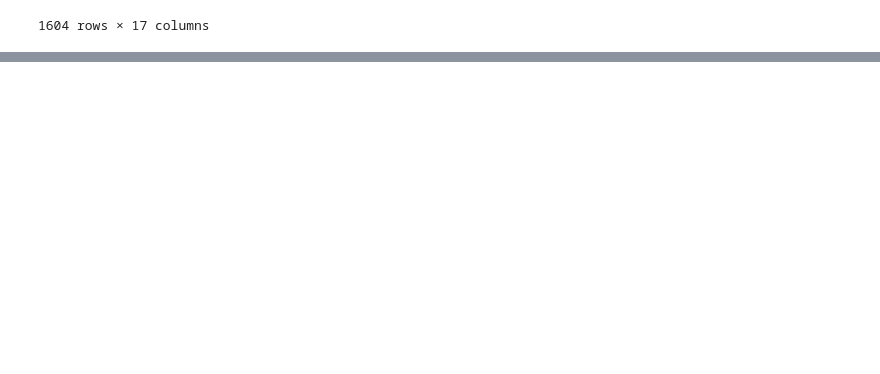
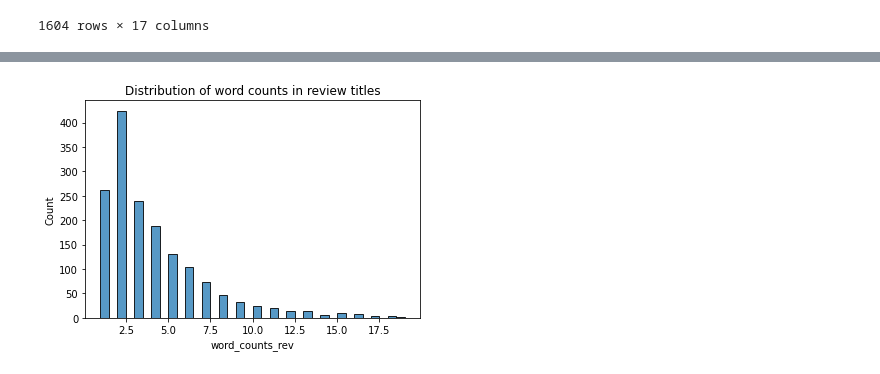
Before and after one commit to MariuszAndziak/Headphone_reviews, a Jupyter notebook: 01_EDA.ipynb, the cells around one changed output, grey strips where cells are left out. Saved outputs shown, nothing was run; the diff lists cells and outputs as text; code cells hidden in the pictures; blank space fills up the shorter version.

```diff
--- a/01_EDA.ipynb
+++ b/01_EDA.ipynb
@@ -256 +271,6 @@ df
+# %%
+plt.title('Distribution of word counts in review titles')
+sns.histplot(data = df['word_counts_rev']);
+# %% [output]
+[figure, added]
 # %%
```
Also changed, not shown: parts of 13 cells of this notebook.
